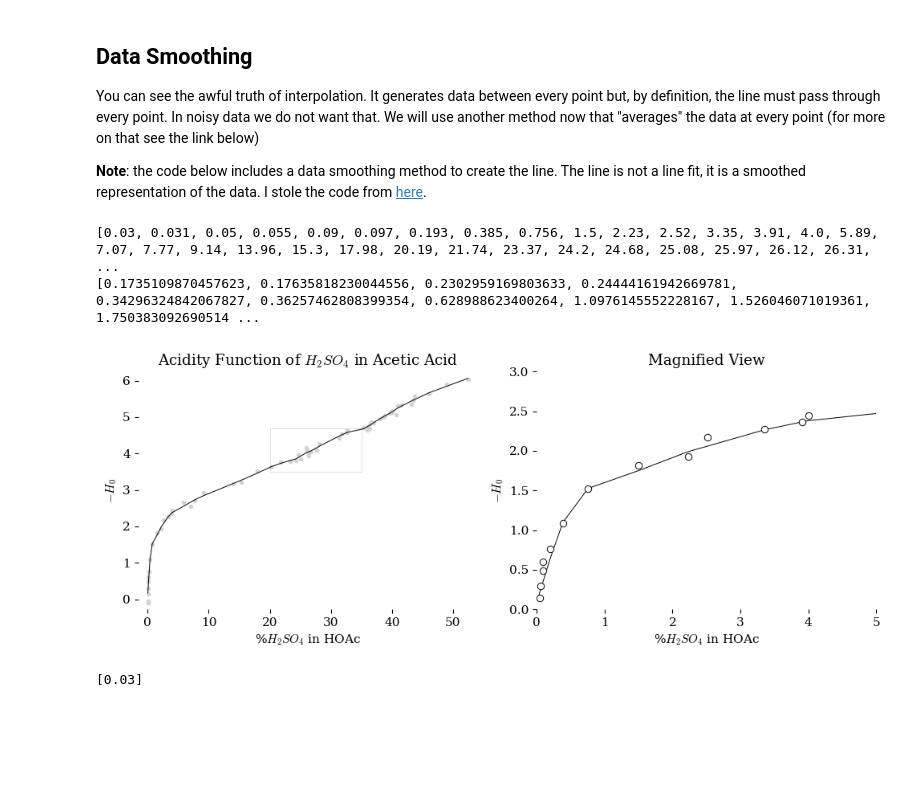
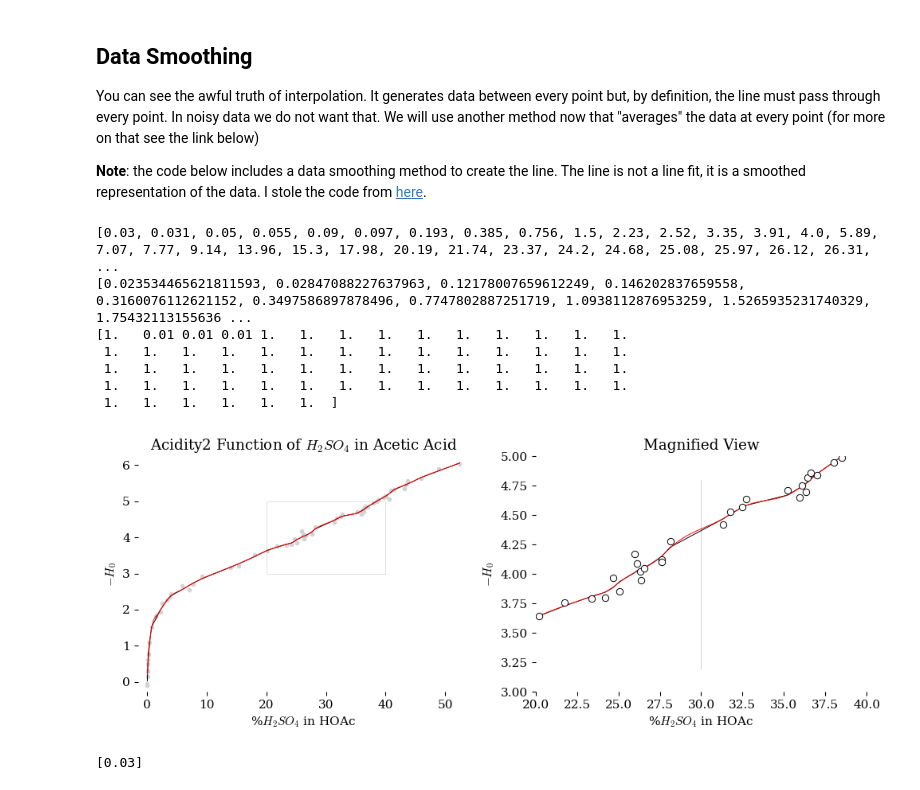
Before and after one commit to blinkletter/4410PythonNotebooks, a Jupyter notebook: Class_08/CurveSmoothAndInterpolate.ipynb, the cells around one changed output. Saved outputs shown, nothing was run; the diff lists cells and outputs as text; code cells hidden in the pictures; blank space fills up the shorter version.

```diff
--- a/Class_08/CurveSmoothAndInterpolate.ipynb
+++ b/Class_08/CurveSmoothAndInterpolate.ipynb
@@ -257,8 +258,21 @@ fig, ax = plt.subplots(nrows=1, ncols=2, figsize=(10,4))
 vertices = []
 codes = []
 
+#zoom_xlim=[-0.5,5]
+#zoom_ylim=[0,3]
+
+zoom_xlim=[20,40]
+zoom_ylim=[3,5]
+
+vertices = []
+codes = []
+
 codes = [Path.MOVETO] + [Path.LINETO]*3 + [Path.CLOSEPOLY]
-vertices = [(20, 3.5), (20, 4.7), (35, 4.7), (35, 3.5), (0, 0)]
+vertices = [(zoom_xlim[0], zoom_ylim[0]),
+            (zoom_xlim[0], zoom_ylim[1]),
+            (zoom_xlim[1], zoom_ylim[1]),
+            (zoom_xlim[1], zoom_ylim[0]),
+            (0, 0)]
 
 path = Path(vertices, codes)
 pathpatch0 = PathPatch(path, edgecolor='lightgray', facecolor='white', linewidth=0.5, zorder = 0)
@@ -272,9 +286,9 @@ ax[0].add_patch(pathpatch0)
 ###################################
 
 # See https://towardsdatascience.com/data-smoothing-for-data-science-visualization-the-goldilocks-trio-part-1-867765050615
-
-lowess_smooth = lowess(y1, x1, frac = .16)
-
+#########################################
+lowess_smooth = lowess(y1, x1, frac = .13)
+#########################################
 
 #x2 = lowess_smooth[:,0]
 #y2 = lowess_smooth[:,1]
@@ -296,7 +310,7 @@ ax[0].plot(x2, y2, "-", color = "black", linewidth=0.7, zorder = 1)
 ### Plot data as points ###
 ###########################
 
-ax[0].set(title=r"Acidity Function of $H_2SO_4$ in Acetic Acid",
+ax[0].set(title=r"Acidity2 Function of $H_2SO_4$ in Acetic Acid",
        ylabel=r"$-H_0$",
        xlabel="%$H_2SO_4$ in HOAc",
 #       xlim=[2,10],
@@ -311,37 +325,69 @@ ax[1].axvline(x=30, ymin=0.1, ymax = 0.9, linewidth = 0.5, color = "lightgray",
 ax[0].margins(x=.03, y=.03, tight=True)
 
 #########################################
 ### Zoomed in
 #########################################
 
 ax[1].set(title=r"Magnified View",
        ylabel=r"$-H_0$",
        xlabel="%$H_2SO_4$ in HOAc",
 #       xlim=[20,35],
 #       ylim=[3.5,4.7]
-       xlim=[0,5],
-       ylim=[0,3]
+       xlim = zoom_xlim,
+       ylim = zoom_ylim
       )
 
 ## Interpolate plot points. We can use a linear interpolation between points or cubic spline
 
 
 
 ax[1].axvline(x=30, ymin=0.1, ymax = 0.9, linewidth = 0.5, color = "lightgray", zorder = 0)
 
 ax[1].plot(x2, y2, "-", color = "black", linewidth=0.7, zorder = 1)
 
 ax[1].scatter(x1,y1, marker = "o", color = "white", edgecolors = "black", linewidths=0.7, zorder = 2)
 
+#########################################
+### Interpolation by  Bsplines
+#########################################
 
+
+## Interpolate plot points. We can use a Bspline.
+
+weights = np.ones_like(x2)
+weights[0:4] = 0.01
+weights[0] = 1
+#weights[4:] = .1
+print(weights)
+
+interpolation = scipy.interpolate.make_smoothing_spline(x2, y2, w=weights, lam=0.02)
+# NO GOOD # interpolation = scipy.interpolate.UnivariateSpline(x2, y2, w=None, bbox=[None, None], k=4, s=None, ext=0, check_finite=False)
+#interpolation = CubicSpline(x2, y2)
+
+x3 = np.arange(np.min(x2), np.max(x2), 0.1)
+#print(x)
+y3 = interpolation(x3)
+
+ax[1].axvline(x=30, ymin=0.1, ymax = 0.9, linewidth = 0.5, color = "lightgray", zorder = 0)
+
+ax[0].plot(x3, y3, "-", color = "red", linewidth=0.7, zorder = 1)
+
+ax[1].plot(x3, y3, "-", color = "red", linewidth=0.7, zorder = 1)
+
+#ax[1].scatter(x1,y1, marker = "o", color = "white", edgecolors = "black", linewidths=0.7, zorder = 2)
 
 #########################################
 
 plt.show()
 # %% [output]
 [0.03, 0.031, 0.05, 0.055, 0.09, 0.097, 0.193, 0.385, 0.756, 1.5, 2.23, 2.52, 3.35, 3.91, 4.0, 5.89, 7.07, 7.77, 9.14, 13.96, 15.3, 17.98, 20.19, 21.74, 23.37, 24.2, 24.68, 25.08, 25.97, 26.12, 26.31, ...
-[0.1735109870457623, 0.17635818230044556, 0.2302959169803633, 0.24444161942669781, 0.34296324842067827, 0.36257462808399354, 0.628988623400264, 1.0976145552228167, 1.526046071019361, 1.750383092690514 ...
+[0.023534465621811593, 0.02847088227637963, 0.12178007659612249, 0.146202837659558, 0.3160076112621152, 0.3497586897878496, 0.7747802887251719, 1.0938112876953259, 1.5265935231740329, 1.75432113155636 ...
+[1.   0.01 0.01 0.01 1.   1.   1.   1.   1.   1.   1.   1.   1.   1.
+ 1.   1.   1.   1.   1.   1.   1.   1.   1.   1.   1.   1.   1.   1.
+ 1.   1.   1.   1.   1.   1.   1.   1.   1.   1.   1.   1.   1.   1.
+ 1.   1.   1.   1.   1.   1.   1.   1.   1.   1.   1.   1.   1.   1.
+ 1.   1.   1.   1.   1.   1.  ]
-[figure, old version]
+[figure, new version]
 # %%
 x2[::15]
 # %% [output]
```
Also changed, not shown: parts of 1 cell of this notebook, 5 other files.
